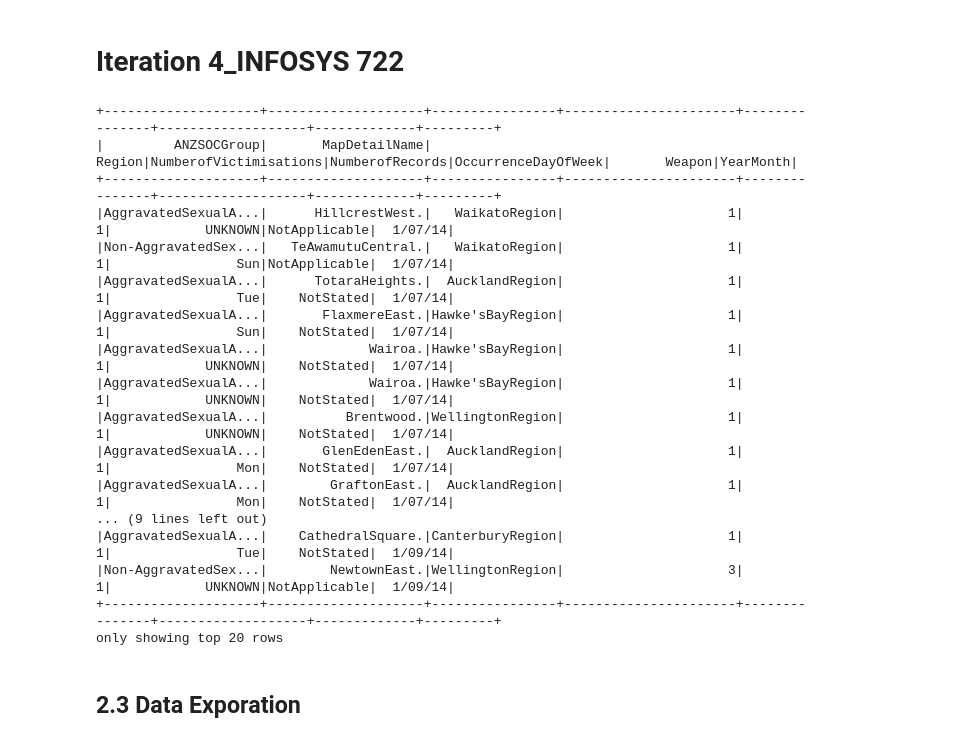
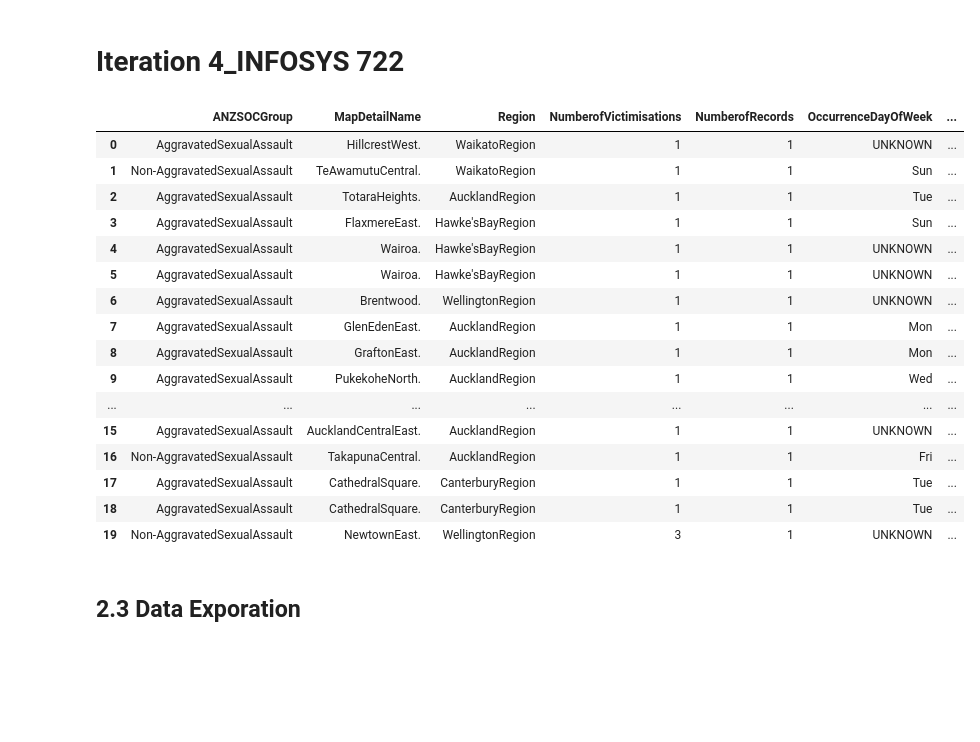
Before and after one commit to 129emma/DataMiningandBigData, a Jupyter notebook: Iteration 4.ipynb, the cells around one changed output. Saved outputs shown, nothing was run; the diff lists cells and outputs as text; code cells hidden in the pictures; blank space fills up the shorter version.

```diff
--- a/Iteration 4.ipynb
+++ b/Iteration 4.ipynb
@@ -15,25 +18,25 @@ from pyspark.ml.classification import LogisticRegression
 dataFrame = spark.read.csv('Dataset/data.csv',header=True,inferSchema=True)
 # %%
 # Show the dataset
-dataFrame.show()
+pd.DataFrame(dataFrame.take(20), columns=dataFrame.columns)
 # %% [output]
-+--------------------+--------------------+----------------+----------------------+---------------+-------------------+-------------+---------+
-|         ANZSOCGroup|       MapDetailName|          Region|NumberofVictimisations|NumberofRecords|OccurrenceDayOfWeek|       Weapon|YearMonth|
-+--------------------+--------------------+----------------+----------------------+---------------+-------------------+-------------+---------+
-|AggravatedSexualA...|      HillcrestWest.|   WaikatoRegion|                     1|              1|            UNKNOWN|NotApplicable|  1/07/14|
-|Non-AggravatedSex...|   TeAwamutuCentral.|   WaikatoRegion|                     1|              1|                Sun|NotApplicable|  1/07/14|
-|AggravatedSexualA...|      TotaraHeights.|  AucklandRegion|                     1|              1|                Tue|    NotStated|  1/07/14|
-|AggravatedSexualA...|       FlaxmereEast.|Hawke'sBayRegion|                     1|              1|                Sun|    NotStated|  1/07/14|
-|AggravatedSexualA...|             Wairoa.|Hawke'sBayRegion|                     1|              1|            UNKNOWN|    NotStated|  1/07/14|
-|AggravatedSexualA...|             Wairoa.|Hawke'sBayRegion|                     1|              1|            UNKNOWN|    NotStated|  1/07/14|
-|AggravatedSexualA...|          Brentwood.|WellingtonRegion|                     1|              1|            UNKNOWN|    NotStated|  1/07/14|
-|AggravatedSexualA...|       GlenEdenEast.|  AucklandRegion|                     1|              1|                Mon|    NotStated|  1/07/14|
-|AggravatedSexualA...|        GraftonEast.|  AucklandRegion|                     1|              1|                Mon|    NotStated|  1/07/14|
-... (9 lines left out)
-|AggravatedSexualA...|    CathedralSquare.|CanterburyRegion|                     1|              1|                Tue|    NotStated|  1/09/14|
-|Non-AggravatedSex...|        NewtownEast.|WellingtonRegion|                     3|              1|            UNKNOWN|NotApplicable|  1/09/14|
-+--------------------+--------------------+----------------+----------------------+---------------+-------------------+-------------+---------+
-only showing top 20 rows
+|  | ANZSOCGroup | MapDetailName | Region | NumberofVictimisations | NumberofRecords | OccurrenceDayOfWeek | ... |
+| 0 | AggravatedSexualAssault | HillcrestWest. | WaikatoRegion | 1 | 1 | UNKNOWN | ... |
+| 1 | Non-AggravatedSexualAssault | TeAwamutuCentral. | WaikatoRegion | 1 | 1 | Sun | ... |
+| 2 | AggravatedSexualAssault | TotaraHeights. | AucklandRegion | 1 | 1 | Tue | ... |
+| 3 | AggravatedSexualAssault | FlaxmereEast. | Hawke'sBayRegion | 1 | 1 | Sun | ... |
+| 4 | AggravatedSexualAssault | Wairoa. | Hawke'sBayRegion | 1 | 1 | UNKNOWN | ... |
+| 5 | AggravatedSexualAssault | Wairoa. | Hawke'sBayRegion | 1 | 1 | UNKNOWN | ... |
+| 6 | AggravatedSexualAssault | Brentwood. | WellingtonRegion | 1 | 1 | UNKNOWN | ... |
+| 7 | AggravatedSexualAssault | GlenEdenEast. | AucklandRegion | 1 | 1 | Mon | ... |
+| 8 | AggravatedSexualAssault | GraftonEast. | AucklandRegion | 1 | 1 | Mon | ... |
+| 9 | AggravatedSexualAssault | PukekoheNorth. | AucklandRegion | 1 | 1 | Wed | ... |
+| ... | ... | ... | ... | ... | ... | ... | ... |
+| 15 | AggravatedSexualAssault | AucklandCentralEast. | AucklandRegion | 1 | 1 | UNKNOWN | ... |
+| 16 | Non-AggravatedSexualAssault | TakapunaCentral. | AucklandRegion | 1 | 1 | Fri | ... |
+| 17 | AggravatedSexualAssault | CathedralSquare. | CanterburyRegion | 1 | 1 | Tue | ... |
+| 18 | AggravatedSexualAssault | CathedralSquare. | CanterburyRegion | 1 | 1 | Tue | ... |
+| 19 | Non-AggravatedSexualAssault | NewtownEast. | WellingtonRegion | 3 | 1 | UNKNOWN | ... |
 # %% [markdown]
 ## 2.3 Data Exporation
 # %%
```
Also changed, not shown: parts of 4 cells of this notebook.
